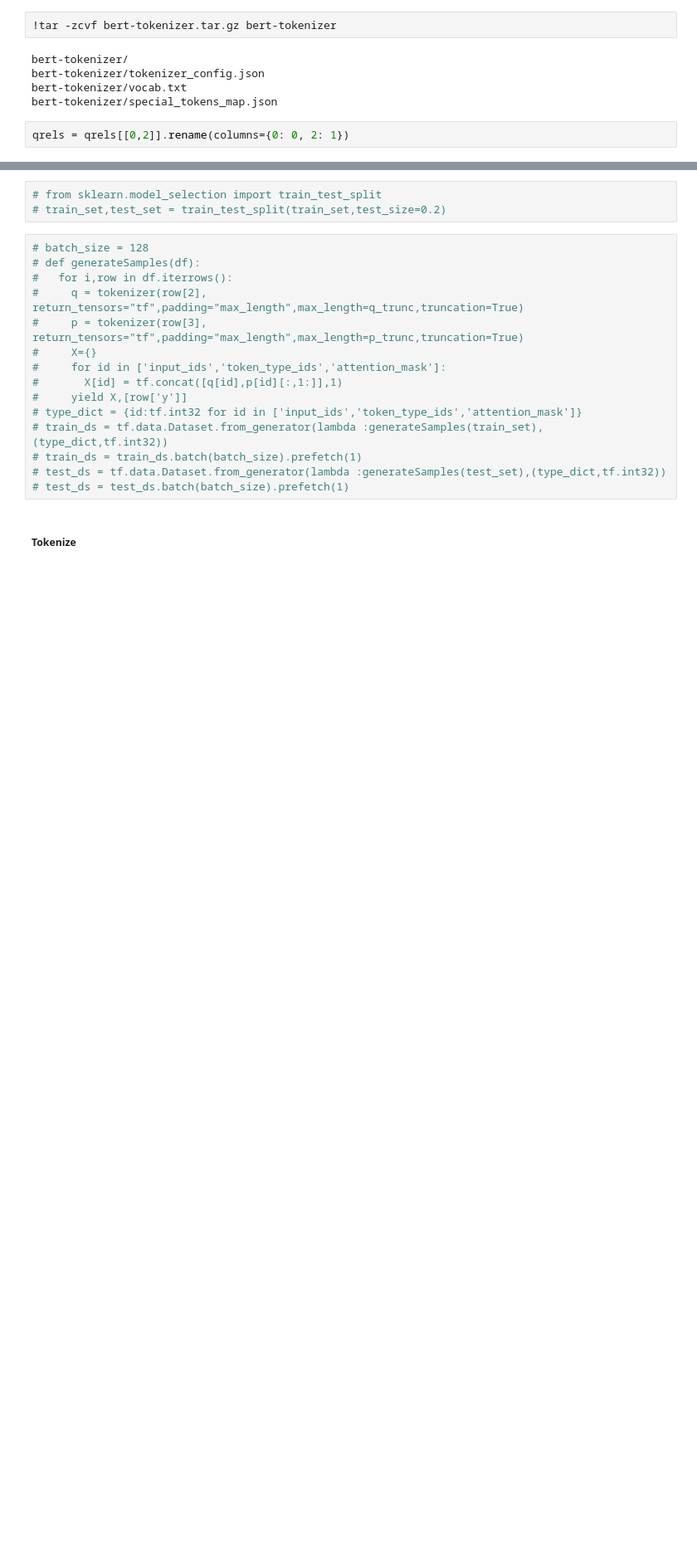
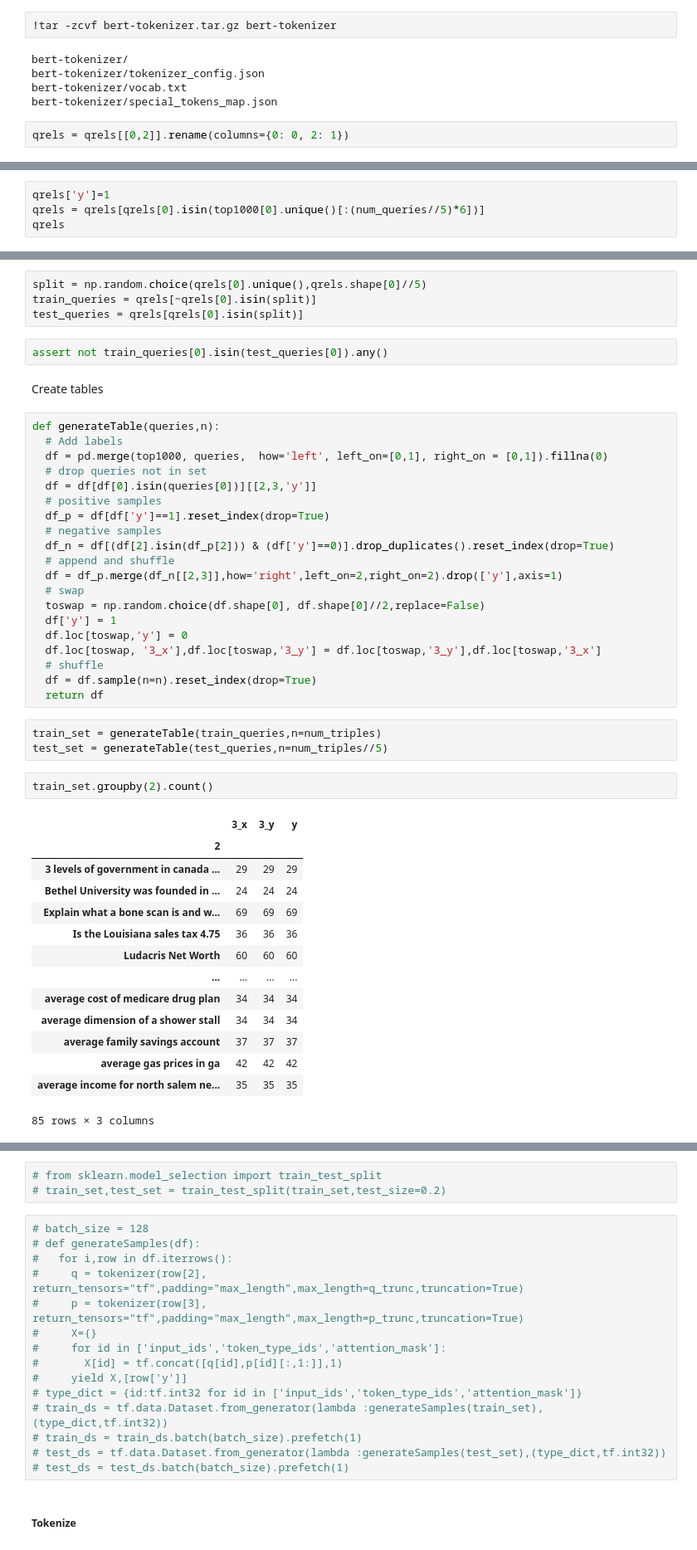
Before and after one commit to Prakhar314/COL764-Podcast-Search, a Jupyter notebook: pairwise.ipynb, the cells around one changed output, grey strips where cells are left out. Shown at 83% size. Drawn from its saved outputs; the diff is of its cells as text; blank space fills up the shorter version.

Commit message:
Fix test set for pairwise

```diff
--- a/pairwise.ipynb
+++ b/pairwise.ipynb
@@ -287,0 +166,4 @@ train_set.shape
+# %%
+qrels['y']=1
+qrels = qrels[qrels[0].isin(top1000[0].unique()[:(num_queries//5)*6])]
+qrels
@@ -287,0 +184,48 @@ train_set.shape
+# %%
+split = np.random.choice(qrels[0].unique(),qrels.shape[0]//5)
+train_queries = qrels[~qrels[0].isin(split)]
+test_queries = qrels[qrels[0].isin(split)]
+# %%
+assert not train_queries[0].isin(test_queries[0]).any()
+# %% [markdown]
+Create tables
+# %%
+def generateTable(queries,n):
+  # Add labels
+  df = pd.merge(top1000, queries,  how='left', left_on=[0,1], right_on = [0,1]).fillna(0)
+  # drop queries not in set
+  df = df[df[0].isin(queries[0])][[2,3,'y']]
+  # positive samples
+  df_p = df[df['y']==1].reset_index(drop=True)
+  # negative samples
+  df_n = df[(df[2].isin(df_p[2])) & (df['y']==0)].drop_duplicates().reset_index(drop=True)
+  # append and shuffle
+  df = df_p.merge(df_n[[2,3]],how='right',left_on=2,right_on=2).drop(['y'],axis=1)
+  # swap
+  toswap = np.random.choice(df.shape[0], df.shape[0]//2,replace=False)
+  df['y'] = 1
+  df.loc[toswap,'y'] = 0
+  df.loc[toswap, '3_x'],df.loc[toswap,'3_y'] = df.loc[toswap,'3_y'],df.loc[toswap,'3_x']
+  # shuffle
+  df = df.sample(n=n).reset_index(drop=True)
+  return df
+# %%
+train_set = generateTable(train_queries,n=num_triples)
+test_set = generateTable(test_queries,n=num_triples//5)
+# %%
+train_set.groupby(2).count()
+# %% [output]
+|  | 3_x | 3_y | y |
+| 2 |  |  |  |
+| 3 levels of government in canada ... | 29 | 29 | 29 |
+| Bethel University was founded in ... | 24 | 24 | 24 |
+| Explain what a bone scan is and w... | 69 | 69 | 69 |
+| Is the Louisiana sales tax 4.75 | 36 | 36 | 36 |
+| Ludacris Net Worth | 60 | 60 | 60 |
+| ... | ... | ... | ... |
+| average cost of medicare drug plan | 34 | 34 | 34 |
+| average dimension of a shower stall | 34 | 34 | 34 |
+| average family savings account | 37 | 37 | 37 |
+| average gas prices in ga | 42 | 42 | 42 |
+| average income for north salem ne... | 35 | 35 | 35 |
+85 rows × 3 columns
```
Also changed, not shown: parts of 36 cells of this notebook.
